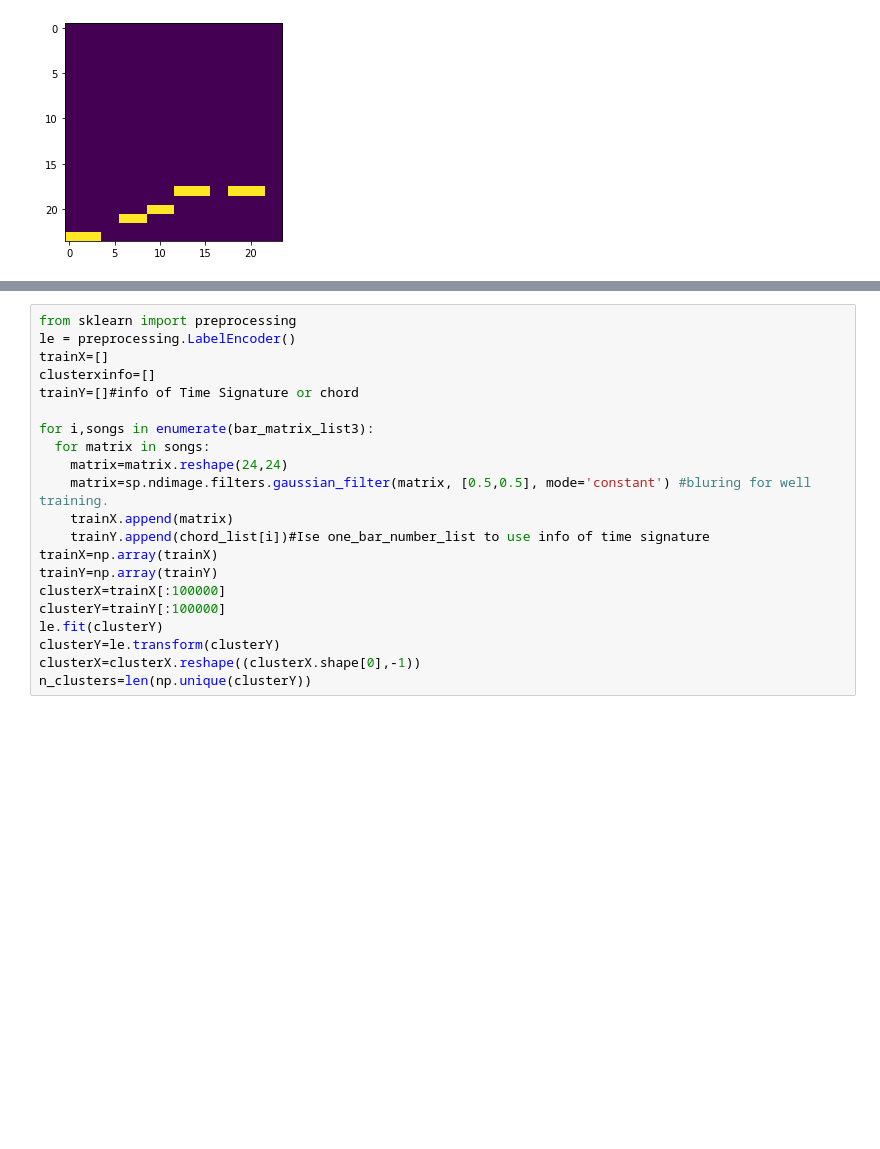
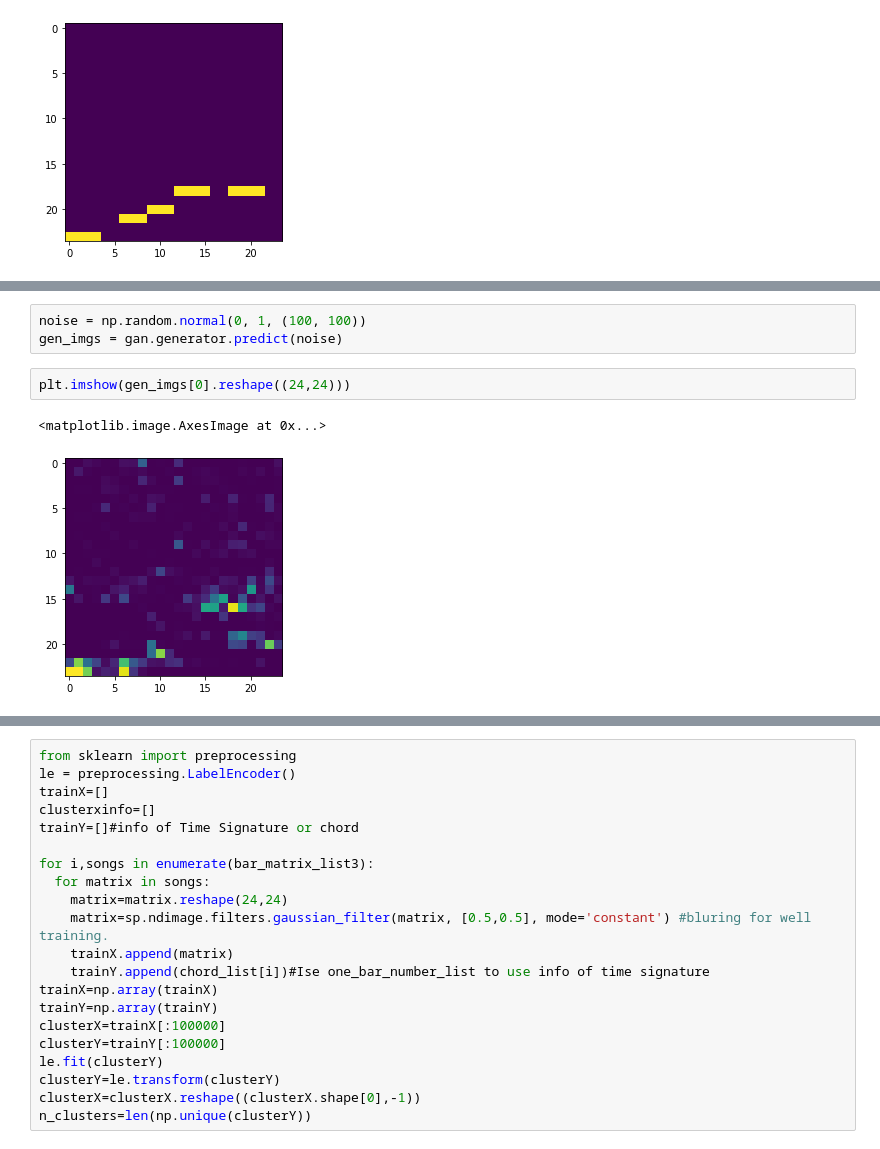
Before and after one commit to slslslrhfem/MIDIgentutorial, a Jupyter notebook: MIDI_GAN_tutorial.ipynb, the cells around one changed output, grey strips where cells are left out. Saved outputs shown, nothing was run; the diff lists cells and outputs as text; blank space fills up the shorter version.

```diff
--- a/MIDI_GAN_tutorial.ipynb
+++ b/MIDI_GAN_tutorial.ipynb
@@ -235,0 +690,8 @@ Code for Clustering.
+# %%
+noise = np.random.normal(0, 1, (100, 100))
+gen_imgs = gan.generator.predict(noise)
+# %%
+plt.imshow(gen_imgs[0].reshape((24,24)))
+# %% [output]
+<matplotlib.image.AxesImage at 0x...>
+[figure, added]
```
Also changed, not shown: parts of 57 cells of this notebook, 28 other files.
